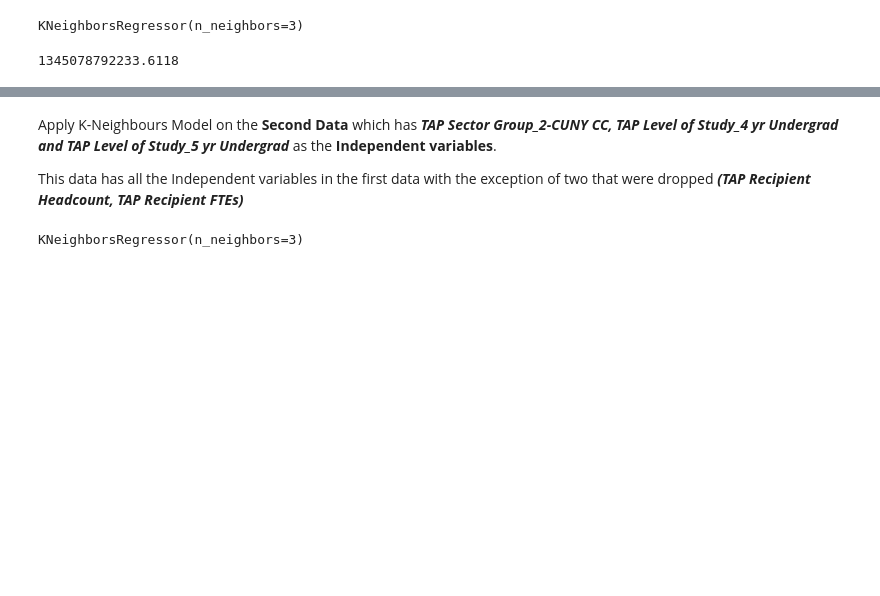
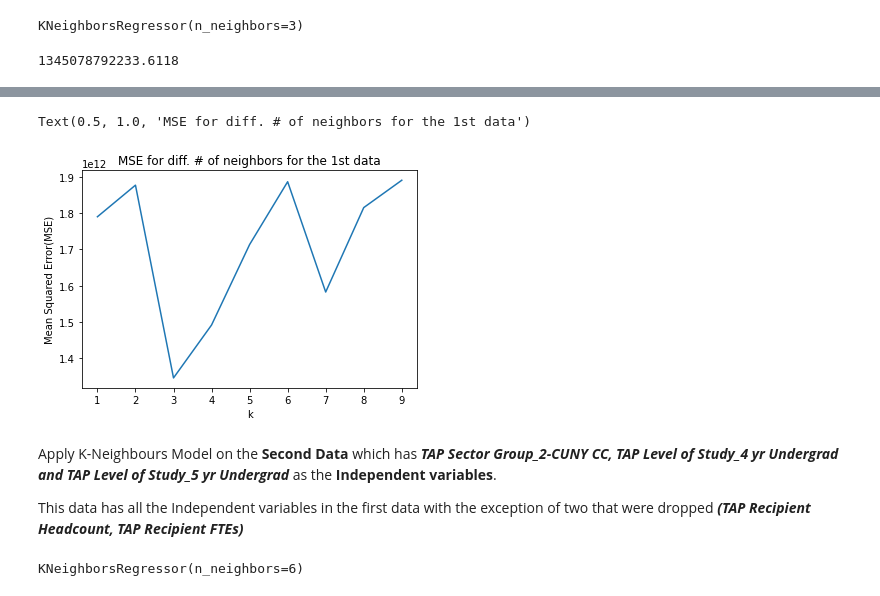
Before and after one commit to agyapongeli77/data-science-project, a Jupyter notebook: Project - MAT 328 Techniques In Data Science.ipynb, the cells around one changed output, grey strips where cells are left out. Drawn from its saved outputs; the diff is of its cells as text; code cells hidden in the pictures; blank space fills up the shorter version.

```diff
--- a/Project - MAT 328 Techniques In Data Science.ipynb
+++ b/Project - MAT 328 Techniques In Data Science.ipynb
@@ -359,3 +413,12 @@ y_test_pred_knn = knn_model1.predict(x_test)
 mean_squared_error(y_test_pred_knn, y_test)
 # %% [output]
 1345078792233.6118
+# %%
+knn_model1_mses = []
+for i in range(1,10):
+    knn = KNeighborsRegressor(n_neighbors = i)
+    knn.fit(x_train, y_train)
+    y_pred_knn = knn.predict(x_test)
+    mse = mean_squared_error(y_pred_knn, y_test)
+    knn_model1_mses.append(mse)
+    print(f"MSE for k = {i} is { knn_model1_mses[i-1]}")
@@ -362,12 +435,20 @@ mean_squared_error(y_test_pred_knn, y_test)
+# %%
+plt.plot([1,2,3,4,5,6,7,8,9], knn_model1_mses)
+plt.xlabel("k")
+plt.ylabel("Mean Squared Error(MSE)")
+plt.title("MSE for diff. # of neighbors for the 1st data")
+# %% [output]
+Text(0.5, 1.0, 'MSE for diff. # of neighbors for the 1st data')
+[figure, added]
 # %% [markdown]
 Apply K-Neighbours Model on the **Second Data** which has ***TAP Sector Group_2-CUNY CC, TAP Level of Study_4 yr Undergrad and TAP Level of Study_5 yr Undergrad*** as the **Independent variables**.
 
 This data has all the Independent variables in the first data with the exception of two that were dropped ***(TAP Recipient Headcount, TAP Recipient FTEs)***
 # %%
-knn_model2 = KNeighborsRegressor(n_neighbors = 3)
+knn_model2 = KNeighborsRegressor(n_neighbors = 6)
 knn_model2.fit(x2_train, y2_train)
 # %% [output]
-KNeighborsRegressor(n_neighbors=3)
+KNeighborsRegressor(n_neighbors=6)
 # %%
 y2_test_pred_knn = knn_model2.predict(x2_test)
 # %%
```
Also changed, not shown: parts of 8 cells of this notebook.
